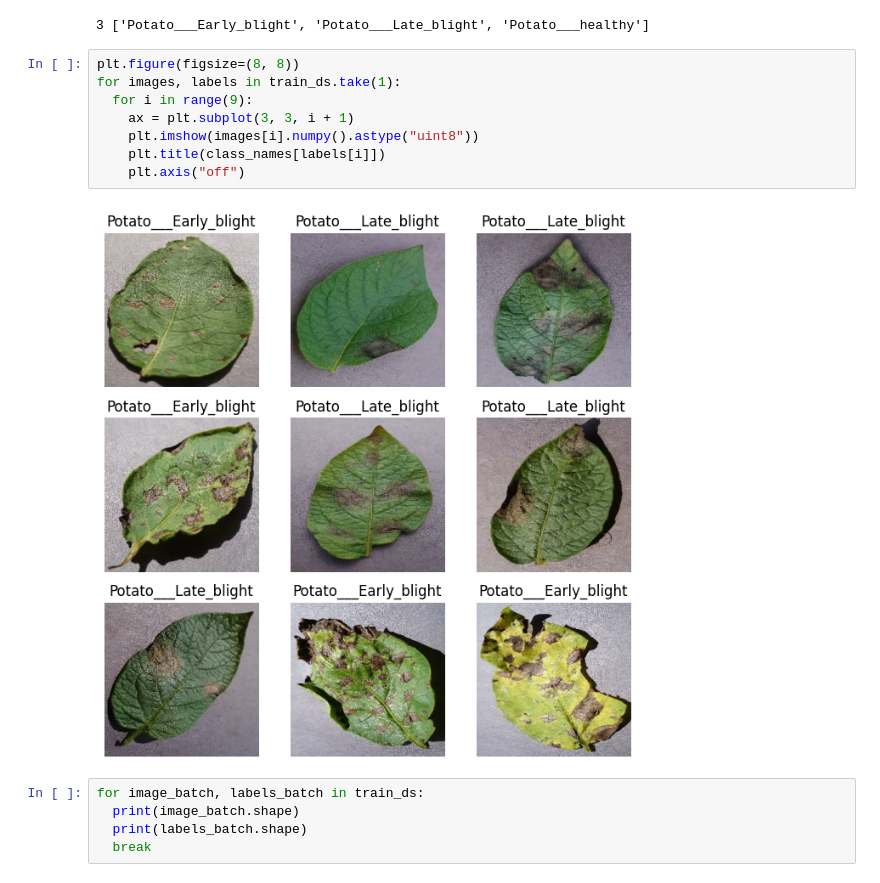
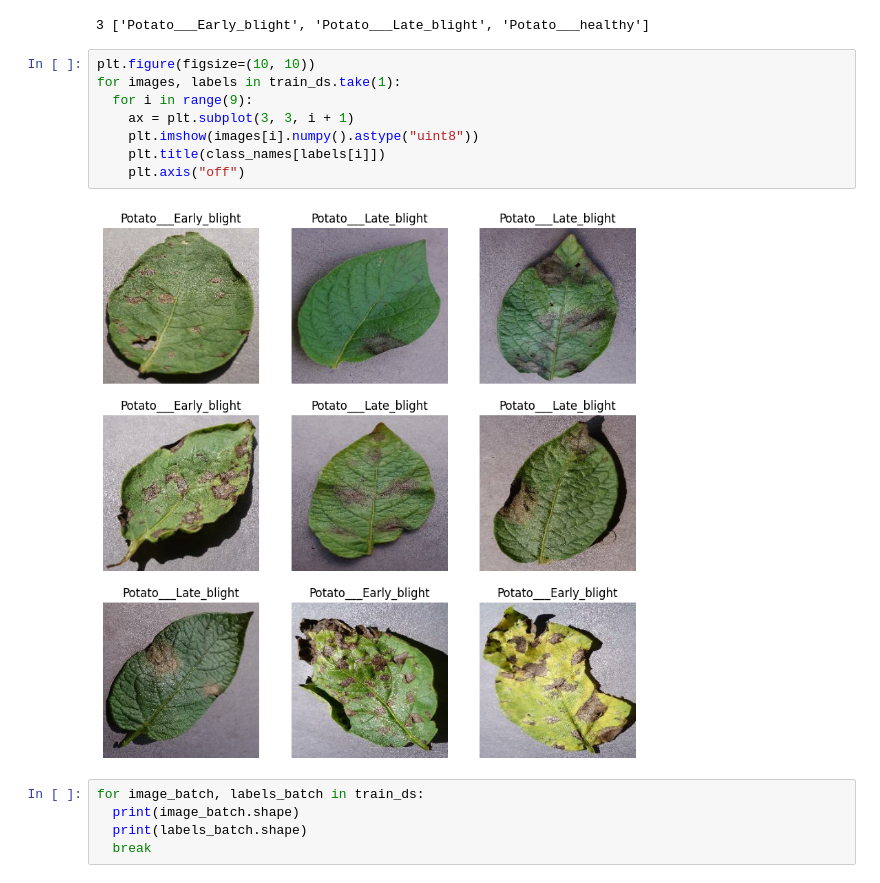
Before and after one commit to abdul-code22/Plant-disease-Major-1, a Jupyter notebook: training/training.ipynb, the cells around one changed output. Drawn from its saved outputs; the diff is of its cells as text.

```diff
--- a/training/training.ipynb
+++ b/training/training.ipynb
@@ -56,15 +57,15 @@ print(n_classes, class_names)
 # %% [output]
 3 ['Potato___Early_blight', 'Potato___Late_blight', 'Potato___healthy']
 # %%
-plt.figure(figsize=(8, 8))
+plt.figure(figsize=(10, 10))
 for images, labels in train_ds.take(1):
   for i in range(9):
     ax = plt.subplot(3, 3, i + 1)
     plt.imshow(images[i].numpy().astype("uint8"))
     plt.title(class_names[labels[i]])
     plt.axis("off")
 # %% [output]
-[figure, old version]
+[figure, new version]
 # %%
 for image_batch, labels_batch in train_ds:
   print(image_batch.shape)
```
Also changed, not shown: parts of 14 cells of this notebook, 8 other files.
